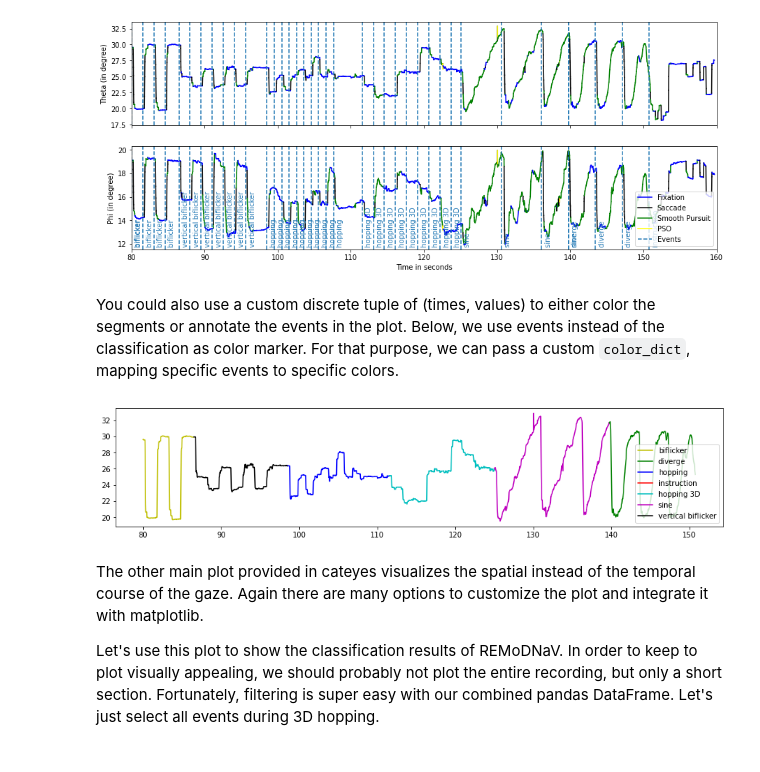
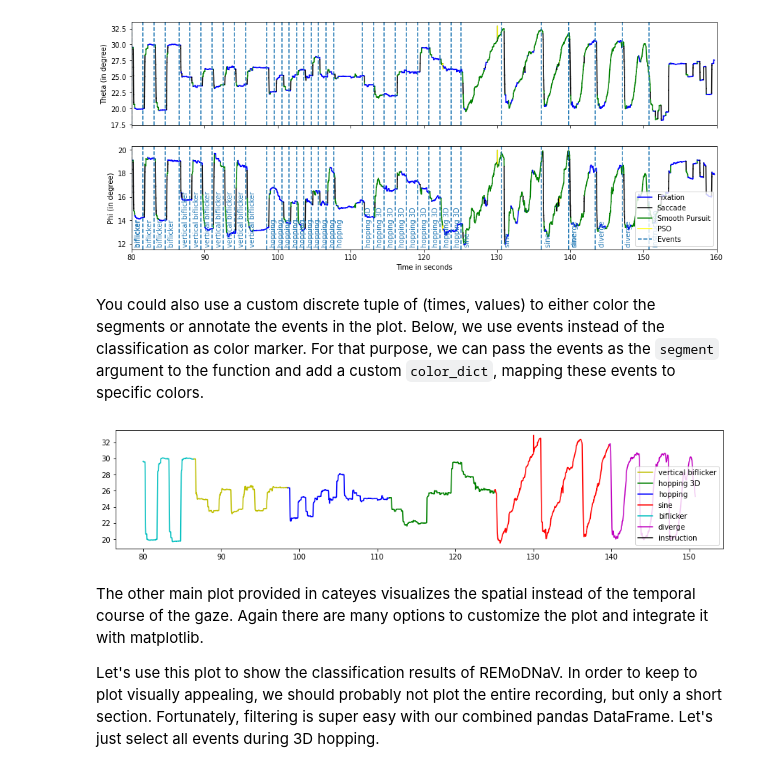
Before and after one commit to DiGyt/cateyes, a Jupyter notebook: example_pandas_workflow.ipynb, the cells around one changed output. Saved outputs shown, nothing was run; the diff lists cells and outputs as text; code cells hidden in the pictures.

```diff
--- a/example_pandas_workflow.ipynb
+++ b/example_pandas_workflow.ipynb
@@ -198,17 +199,18 @@ axes[1].set_xlabel("Time in seconds");
 # %% [output]
 [figure]
 # %% [markdown]
-You could also use a custom discrete tuple of (times, values) to either color the segments or annotate the events in the plot. Below, we use events instead of the classification as color marker. For that purpose, we can pass a custom `color_dict`, mapping specific events to specific colors.
+You could also use a custom discrete tuple of (times, values) to either color the segments or annotate the events in the plot. Below, we use events instead of the classification as color marker. For that purpose, we can pass the events as the `segment` argument to the function and add a custom `color_dict`, mapping these events to specific colors.
 # %%
 # create custom color dict
 colors = ['y', 'g', 'b', 'r', 'c', 'm', 'k']
 c_dict = {k:v for k, v in zip(set(df["Event_Name"]), colors)}
 
 # plot it
 plt.figure(figsize=(15, 3))
-plot_segmentation(df["Theta"], df["Timestamp"], dis_events, color_dict=c_dict);
+plot_segmentation(df["Theta"], df["Timestamp"], segments=dis_events,
+                  color_dict=c_dict);
 # %% [output]
-[figure, old version]
+[figure, new version]
 # %% [markdown]
 The other main plot provided in cateyes visualizes the spatial instead of the temporal course of the gaze. Again there are many options to customize the plot and integrate it with matplotlib.
 
```
Also changed, not shown: parts of 4 cells of this notebook.
